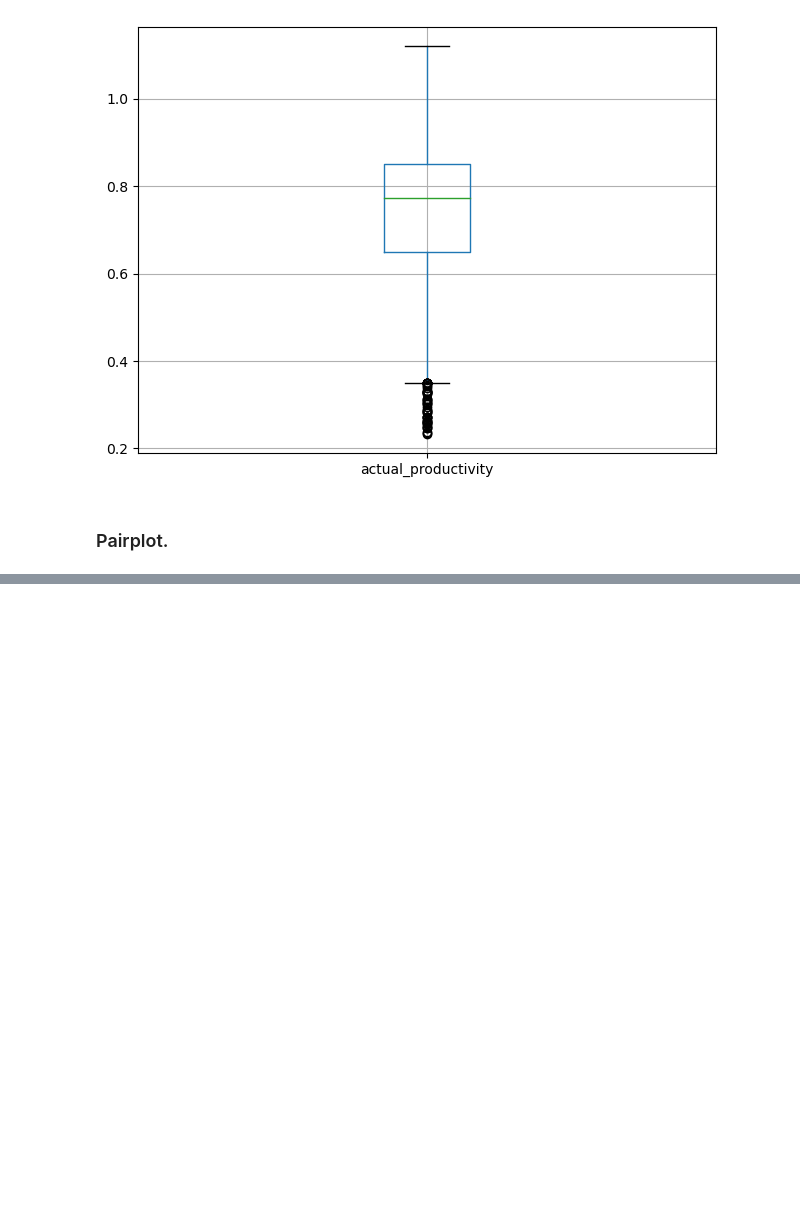
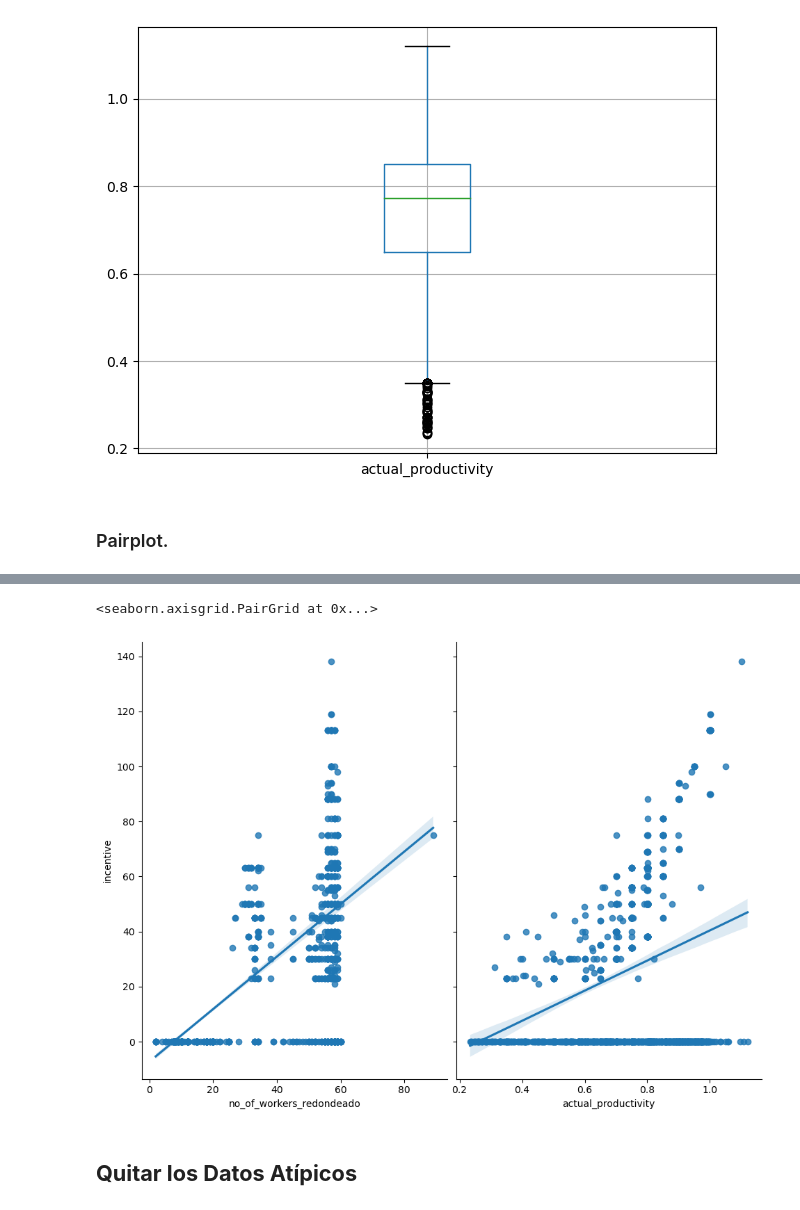
Before and after one commit to nicolascardenast/ACTD-proyecto1, a Jupyter notebook: exploracion/exploracion.ipynb, the cells around one changed output, grey strips where cells are left out. Cells and saved outputs as stored; diff of their text form; code cells hidden in the pictures; blank space fills up the shorter version.

```diff
--- a/exploracion/exploracion.ipynb
+++ b/exploracion/exploracion.ipynb
@@ -129,0 +164,8 @@ datos_limpios.to_excel('archivo_excel.xlsx', index=False)
+# %%
+pairplot(datos_corregidos, x_vars=['no_of_workers_redondeado','actual_productivity'],
+          y_vars='incentive',height=7, aspect=0.7, kind='reg')
+# %% [output]
+<seaborn.axisgrid.PairGrid at 0x...>
+[figure, added]
+# %% [markdown]
+## **Quitar los Datos Atípicos**
```
Also changed, not shown: parts of 13 cells of this notebook.
